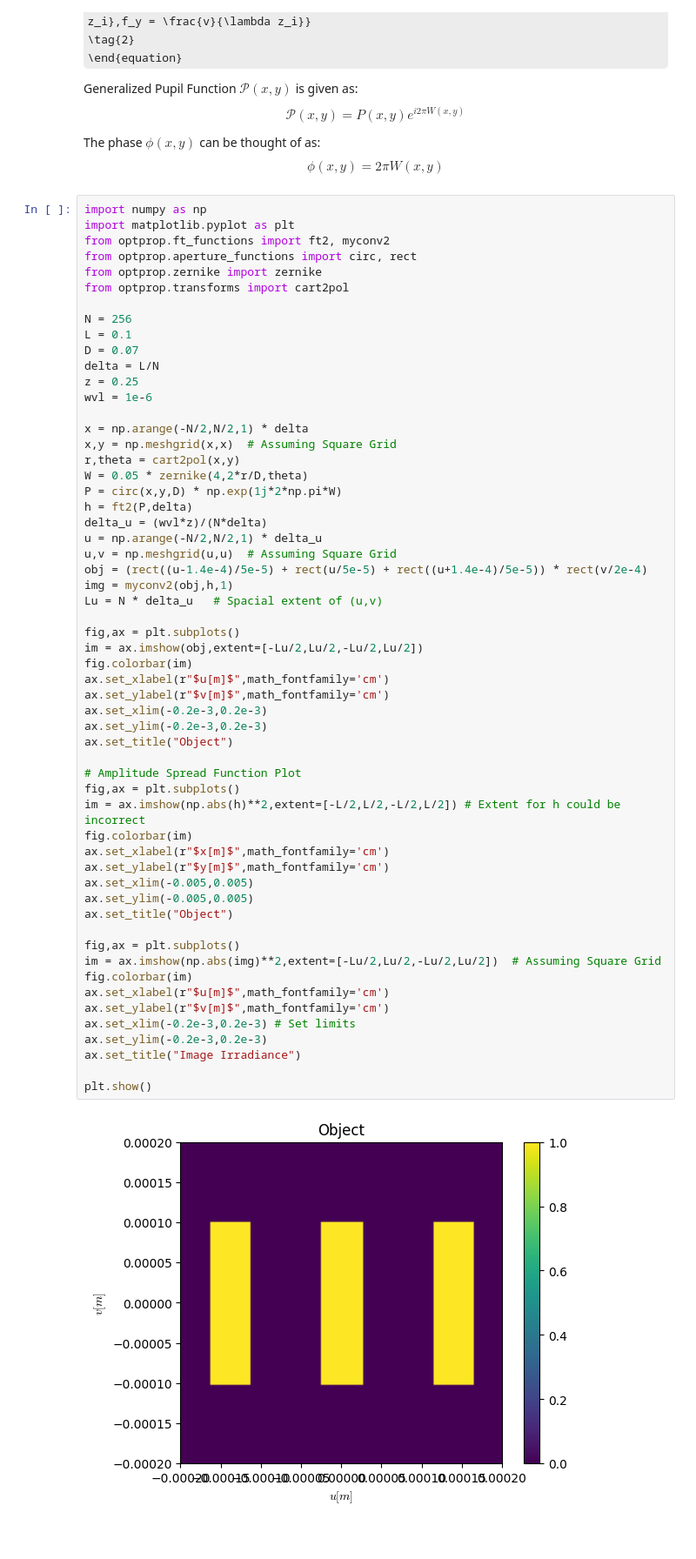
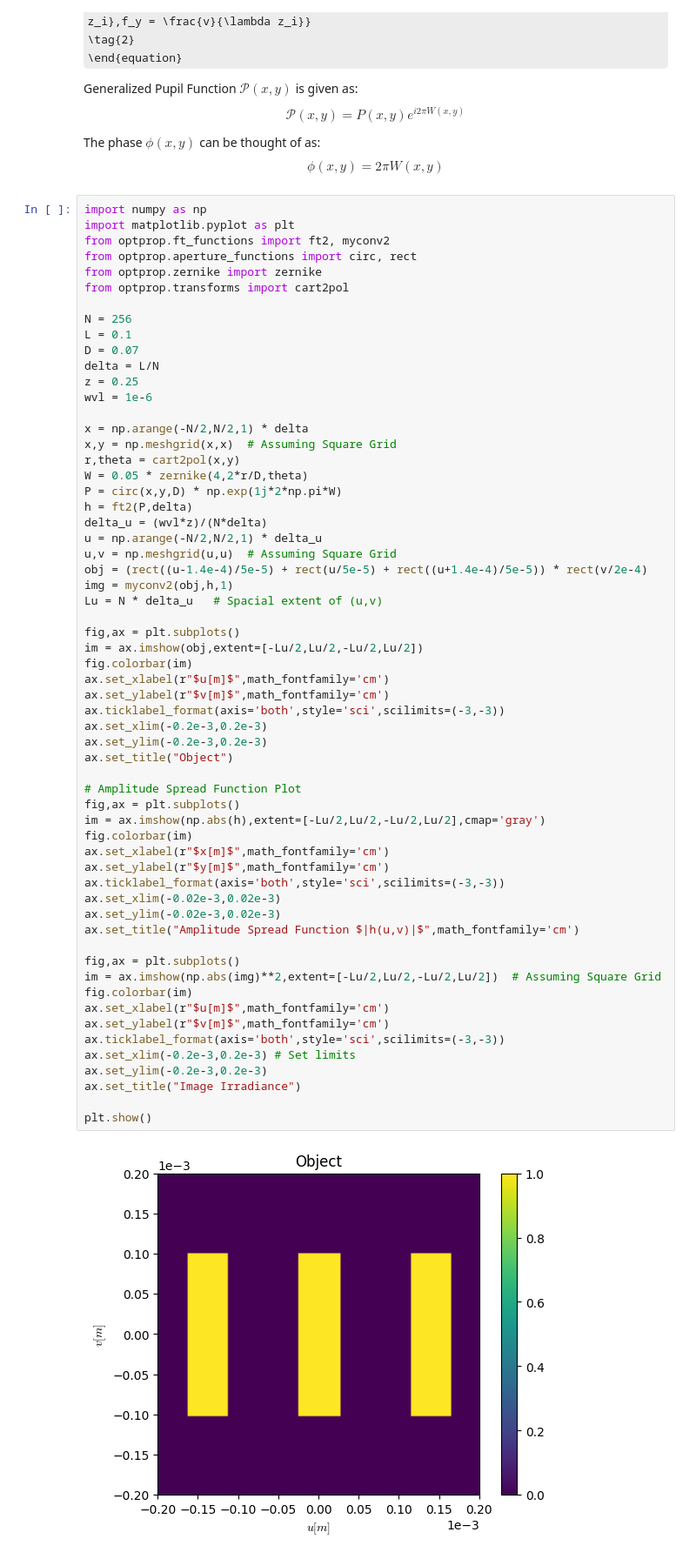
Before and after one commit to Liam-Mai00/Numerical-Simulation-of-Optical-Propagation, a Jupyter notebook: demo/demo_coherent_imaging.ipynb, the cells around one changed output. Shown at 87% size. Cells and saved outputs as stored; diff of their text form; some formulas as TeX source.

```diff
--- a/demo/demo_coherent_imaging.ipynb
+++ b/demo/demo_coherent_imaging.ipynb
@@ -68,35 +68,38 @@ u,v = np.meshgrid(u,u)  # Assuming Square Grid
 obj = (rect((u-1.4e-4)/5e-5) + rect(u/5e-5) + rect((u+1.4e-4)/5e-5)) * rect(v/2e-4)
 img = myconv2(obj,h,1)
 Lu = N * delta_u   # Spacial extent of (u,v)
 
 fig,ax = plt.subplots()
 im = ax.imshow(obj,extent=[-Lu/2,Lu/2,-Lu/2,Lu/2])
 fig.colorbar(im)
 ax.set_xlabel(r"$u[m]$",math_fontfamily='cm')
 ax.set_ylabel(r"$v[m]$",math_fontfamily='cm')
+ax.ticklabel_format(axis='both',style='sci',scilimits=(-3,-3))
 ax.set_xlim(-0.2e-3,0.2e-3)
 ax.set_ylim(-0.2e-3,0.2e-3)
 ax.set_title("Object")
 
 # Amplitude Spread Function Plot
 fig,ax = plt.subplots()
-im = ax.imshow(np.abs(h)**2,extent=[-L/2,L/2,-L/2,L/2]) # Extent for h could be incorrect
+im = ax.imshow(np.abs(h),extent=[-Lu/2,Lu/2,-Lu/2,Lu/2],cmap='gray')
 fig.colorbar(im)
 ax.set_xlabel(r"$x[m]$",math_fontfamily='cm')
 ax.set_ylabel(r"$y[m]$",math_fontfamily='cm')
-ax.set_xlim(-0.005,0.005)
-ax.set_ylim(-0.005,0.005)
-ax.set_title("Object")
+ax.ticklabel_format(axis='both',style='sci',scilimits=(-3,-3))
+ax.set_xlim(-0.02e-3,0.02e-3)
+ax.set_ylim(-0.02e-3,0.02e-3)
+ax.set_title("Amplitude Spread Function $|h(u,v)|$",math_fontfamily='cm')
 
 fig,ax = plt.subplots()
 im = ax.imshow(np.abs(img)**2,extent=[-Lu/2,Lu/2,-Lu/2,Lu/2])  # Assuming Square Grid
 fig.colorbar(im)
 ax.set_xlabel(r"$u[m]$",math_fontfamily='cm')
 ax.set_ylabel(r"$v[m]$",math_fontfamily='cm')
+ax.ticklabel_format(axis='both',style='sci',scilimits=(-3,-3))
 ax.set_xlim(-0.2e-3,0.2e-3) # Set limits
 ax.set_ylim(-0.2e-3,0.2e-3)
 ax.set_title("Image Irradiance")
 
 plt.show()
 # %% [output]
-[figure, old version]
+[figure, new version]
```
Also changed, not shown: parts of 1 cell of this notebook, 1 other file.
